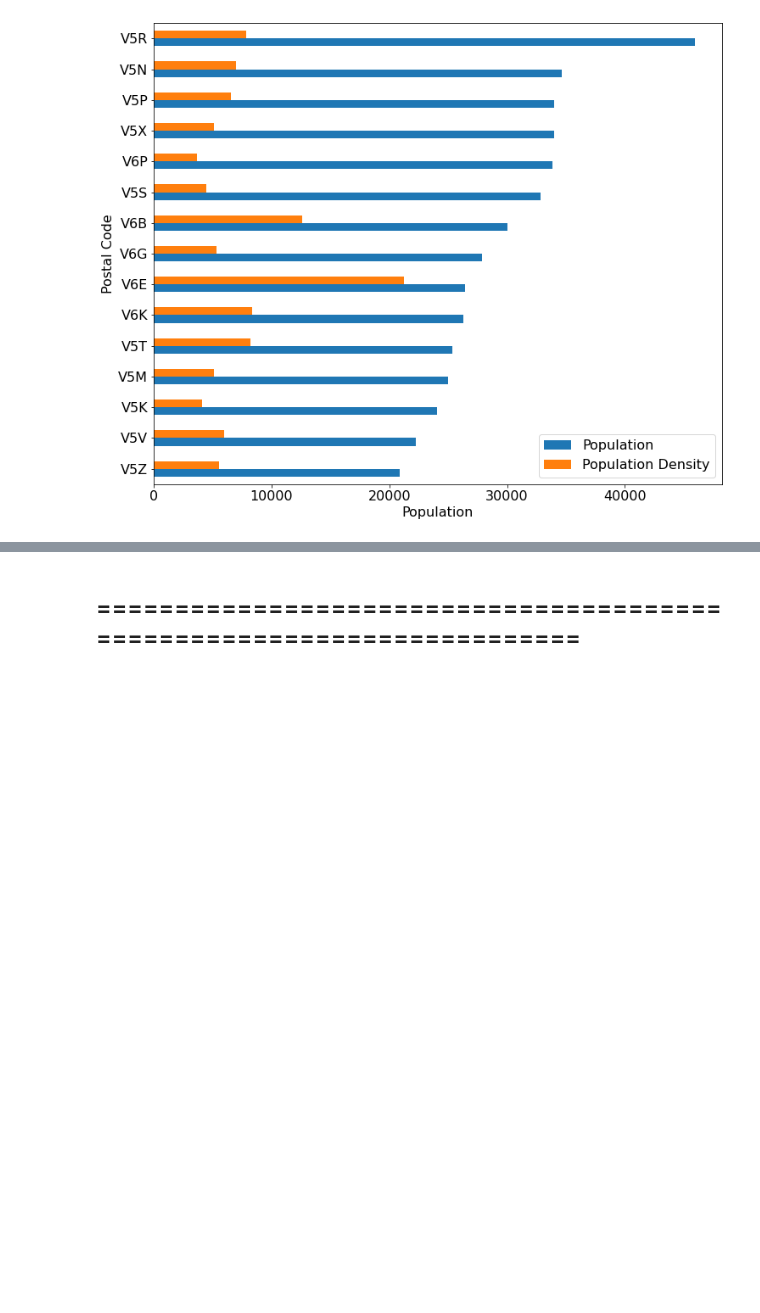
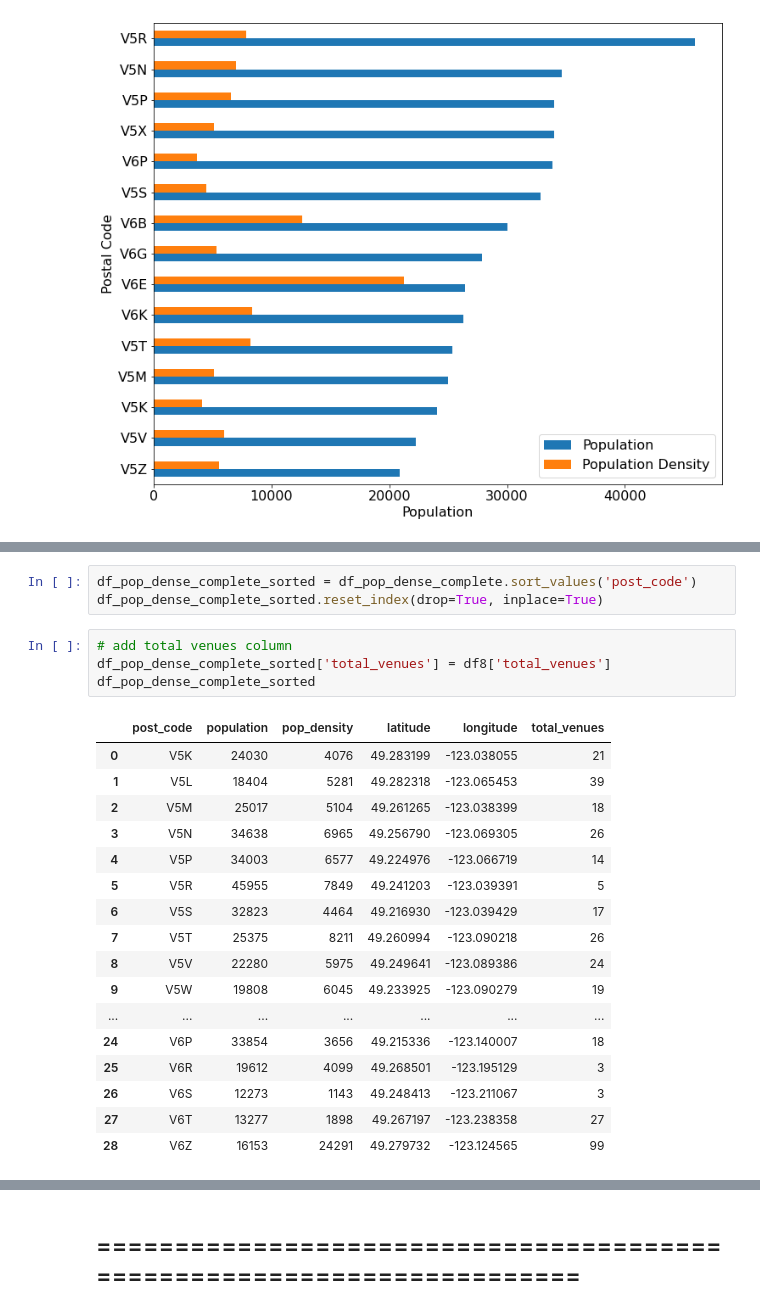
Before and after one commit to dprossi/Capstone_Project_IBM_Data_Science, a Jupyter notebook: Applied_Data_Science_Capstone_Project_Vancouver.ipynb, the cells around one changed output, grey strips where cells are left out. Cells and saved outputs as stored; diff of their text form; blank space fills up the shorter version.

```diff
--- a/Applied_Data_Science_Capstone_Project_Vancouver.ipynb
+++ b/Applied_Data_Science_Capstone_Project_Vancouver.ipynb
@@ -940,0 +1014,25 @@ plt.show()
+# %%
+df_pop_dense_complete_sorted = df_pop_dense_complete.sort_values('post_code')
+df_pop_dense_complete_sorted.reset_index(drop=True, inplace=True)
+# %%
+# add total venues column
+df_pop_dense_complete_sorted['total_venues'] = df8['total_venues']
+df_pop_dense_complete_sorted
+# %% [output]
+|  | post_code | population | pop_density | latitude | longitude | total_venues |
+| 0 | V5K | 24030 | 4076 | 49.283199 | -123.038055 | 21 |
+| 1 | V5L | 18404 | 5281 | 49.282318 | -123.065453 | 39 |
+| 2 | V5M | 25017 | 5104 | 49.261265 | -123.038399 | 18 |
+| 3 | V5N | 34638 | 6965 | 49.256790 | -123.069305 | 26 |
+| 4 | V5P | 34003 | 6577 | 49.224976 | -123.066719 | 14 |
+| 5 | V5R | 45955 | 7849 | 49.241203 | -123.039391 | 5 |
+| 6 | V5S | 32823 | 4464 | 49.216930 | -123.039429 | 17 |
+| 7 | V5T | 25375 | 8211 | 49.260994 | -123.090218 | 26 |
+| 8 | V5V | 22280 | 5975 | 49.249641 | -123.089386 | 24 |
+| 9 | V5W | 19808 | 6045 | 49.233925 | -123.090279 | 19 |
+| ... | ... | ... | ... | ... | ... | ... |
+| 24 | V6P | 33854 | 3656 | 49.215336 | -123.140007 | 18 |
+| 25 | V6R | 19612 | 4099 | 49.268501 | -123.195129 | 3 |
+| 26 | V6S | 12273 | 1143 | 49.248413 | -123.211067 | 3 |
+| 27 | V6T | 13277 | 1898 | 49.267197 | -123.238358 | 27 |
+| 28 | V6Z | 16153 | 24291 | 49.279732 | -123.124565 | 99 |
```
Also changed, not shown: parts of 8 cells of this notebook.
